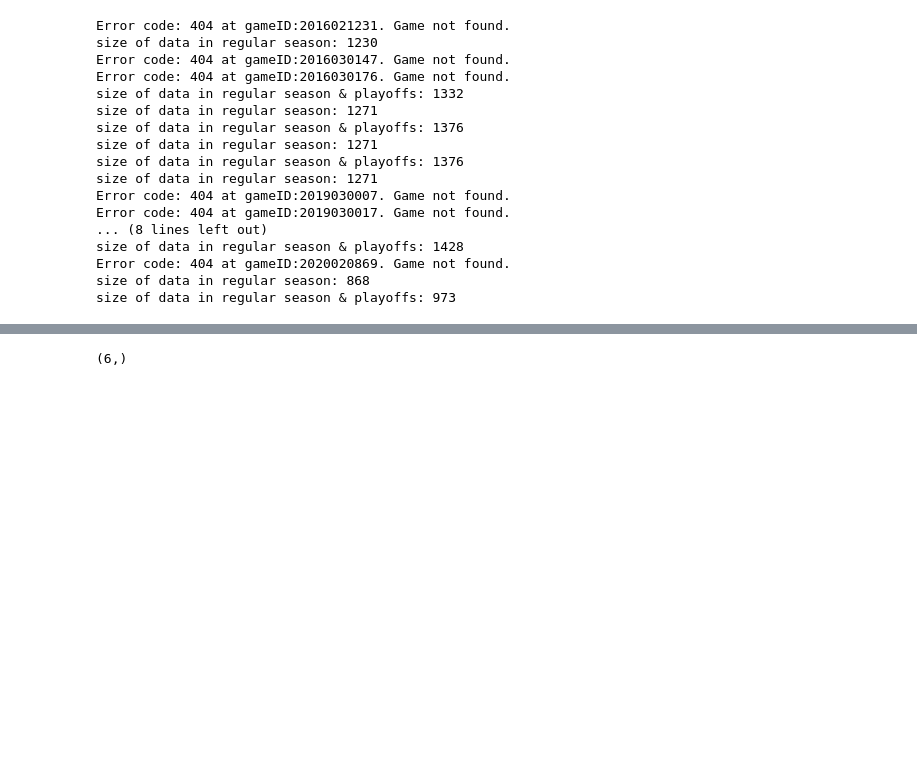
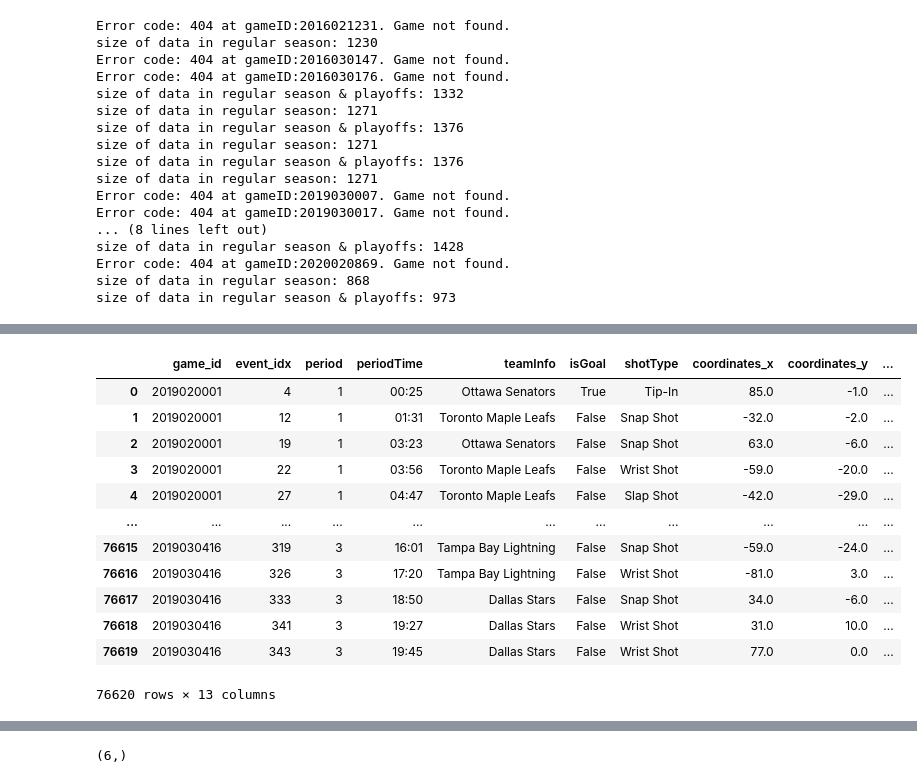
Before and after one commit to Jawing/ift6758-project-template-main, a Jupyter notebook: notebooks/Qilin_Wang.ipynb, the cells around one changed output, grey strips where cells are left out. Cells and saved outputs as stored; diff of their text form; code cells hidden in the pictures; blank space fills up the shorter version.

Commit message:
uploading the tidy data function , tested on 2019 and 2020 data

```diff
--- a/notebooks/Qilin_Wang.ipynb
+++ b/notebooks/Qilin_Wang.ipynb
@@ -157,0 +165,5 @@ NameError: name 'df2019' is not defined
+# %%
+from ift6758.data.tidyData import tidyData, check_size_eq
+# dfs = loadstats(2019,'./data/')
+d1 = dfs
+d1.shape
@@ -157,0 +172,2 @@ NameError: name 'df2019' is not defined
+# %%
+d2 = tidyData(d1)
@@ -157,0 +192,16 @@ NameError: name 'df2019' is not defined
+# %%
+d2
+# %% [output]
+|  | game_id | event_idx | period | periodTime | teamInfo | isGoal | shotType | coordinates_x | coordinates_y | ... |
+| 0 | 2019020001 | 4 | 1 | 00:25 | Ottawa Senators | True | Tip-In | 85.0 | -1.0 | ... |
+| 1 | 2019020001 | 12 | 1 | 01:31 | Toronto Maple Leafs | False | Snap Shot | -32.0 | -2.0 | ... |
+| 2 | 2019020001 | 19 | 1 | 03:23 | Ottawa Senators | False | Snap Shot | 63.0 | -6.0 | ... |
+| 3 | 2019020001 | 22 | 1 | 03:56 | Toronto Maple Leafs | False | Wrist Shot | -59.0 | -20.0 | ... |
+| 4 | 2019020001 | 27 | 1 | 04:47 | Toronto Maple Leafs | False | Slap Shot | -42.0 | -29.0 | ... |
+| ... | ... | ... | ... | ... | ... | ... | ... | ... | ... | ... |
+| 76615 | 2019030416 | 319 | 3 | 16:01 | Tampa Bay Lightning | False | Snap Shot | -59.0 | -24.0 | ... |
+| 76616 | 2019030416 | 326 | 3 | 17:20 | Tampa Bay Lightning | False | Wrist Shot | -81.0 | 3.0 | ... |
+| 76617 | 2019030416 | 333 | 3 | 18:50 | Dallas Stars | False | Snap Shot | 34.0 | -6.0 | ... |
+| 76618 | 2019030416 | 341 | 3 | 19:27 | Dallas Stars | False | Wrist Shot | 31.0 | 10.0 | ... |
+| 76619 | 2019030416 | 343 | 3 | 19:45 | Dallas Stars | False | Wrist Shot | 77.0 | 0.0 | ... |
+76620 rows × 13 columns
```
Also changed, not shown: parts of 26 cells of this notebook, 1 other file.
